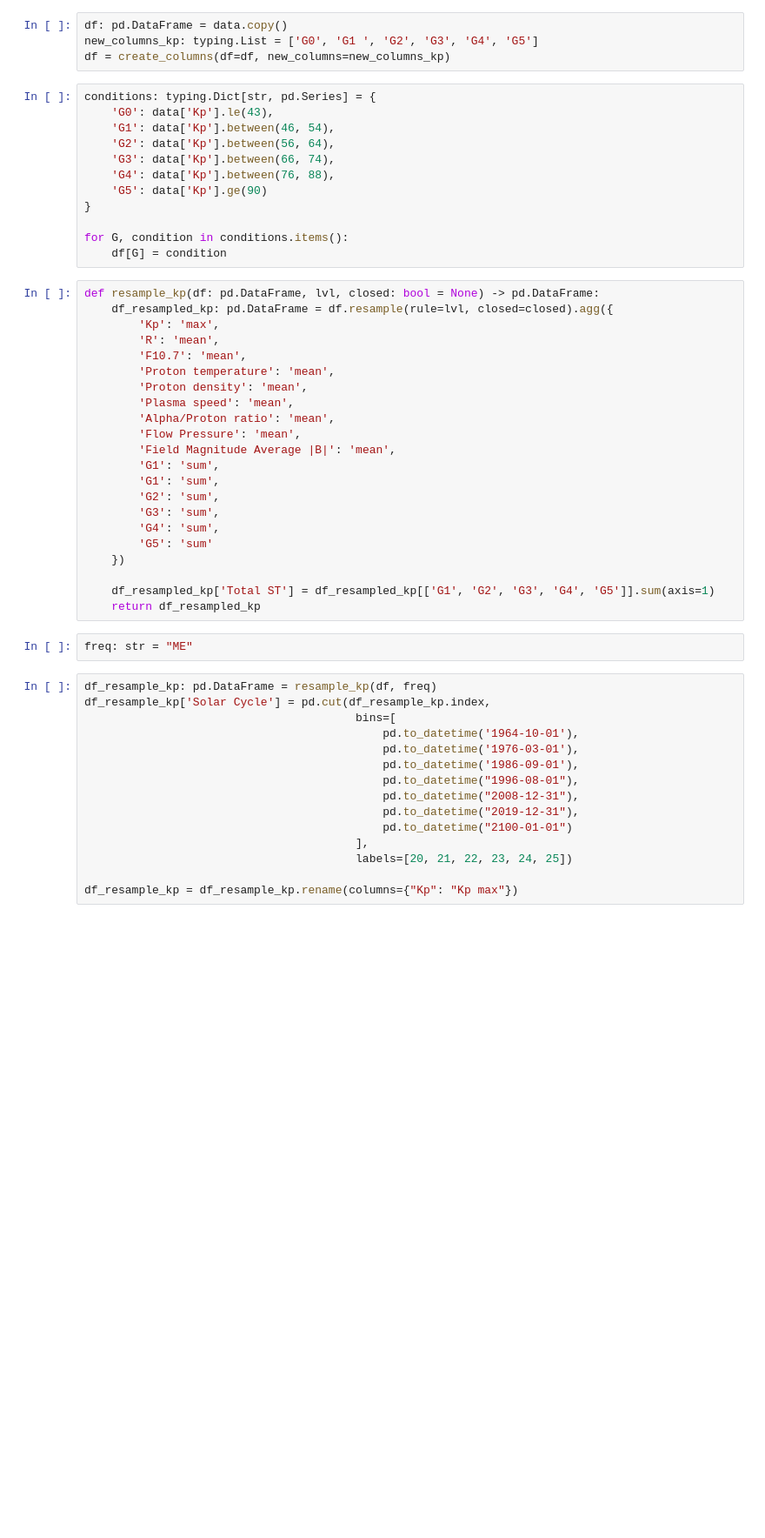
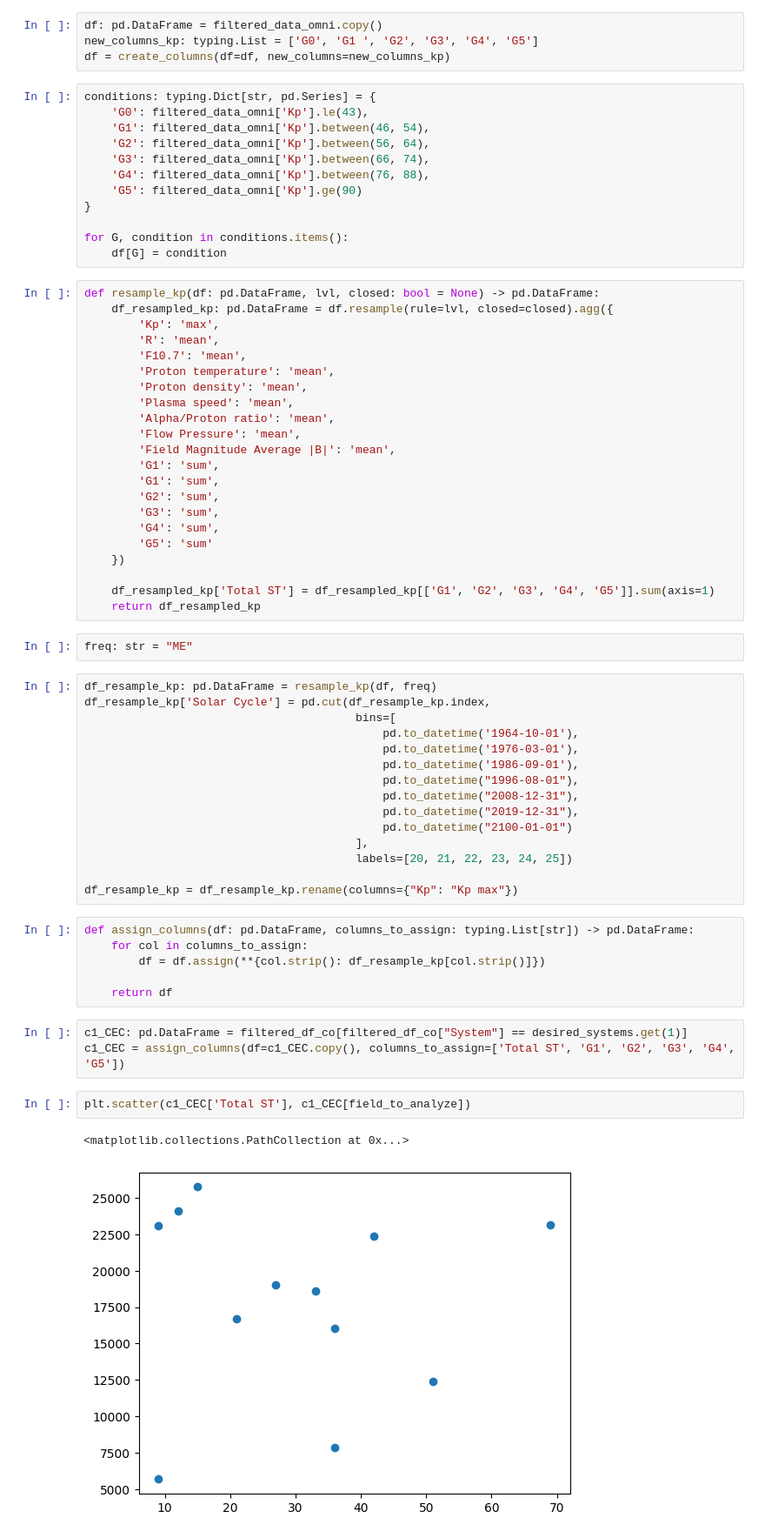
Before and after one commit to MauroGonzalez51/solar-study, a Jupyter notebook: test.ipynb, the cells around one changed output. Shown at 87% size. Saved outputs shown, nothing was run; the diff lists cells and outputs as text; blank space fills up the shorter version.

```diff
--- a/test.ipynb
+++ b/test.ipynb
@@ -199,17 +213,17 @@ def create_columns(df: pd.DataFrame, new_columns: typing.Any) -> pd.DataFrame:
     df[new_columns] = np.zeros((len(df), len(new_columns)))
     return df
 # %%
-df: pd.DataFrame = data.copy()
+df: pd.DataFrame = filtered_data_omni.copy()
 new_columns_kp: typing.List = ['G0', 'G1 ', 'G2', 'G3', 'G4', 'G5']
 df = create_columns(df=df, new_columns=new_columns_kp)
 # %%
 conditions: typing.Dict[str, pd.Series] = {
-    'G0': data['Kp'].le(43),
-    'G1': data['Kp'].between(46, 54),
-    'G2': data['Kp'].between(56, 64),
-    'G3': data['Kp'].between(66, 74),
-    'G4': data['Kp'].between(76, 88),
-    'G5': data['Kp'].ge(90)
+    'G0': filtered_data_omni['Kp'].le(43),
+    'G1': filtered_data_omni['Kp'].between(46, 54),
+    'G2': filtered_data_omni['Kp'].between(56, 64),
+    'G3': filtered_data_omni['Kp'].between(66, 74),
+    'G4': filtered_data_omni['Kp'].between(76, 88),
+    'G5': filtered_data_omni['Kp'].ge(90)
 }
 
 for G, condition in conditions.items():
@@ -253,3 +267,17 @@ df_resample_kp['Solar Cycle'] = pd.cut(df_resample_kp.index,
                                         labels=[20, 21, 22, 23, 24, 25])
 
 df_resample_kp = df_resample_kp.rename(columns={"Kp": "Kp max"})
+# %%
+def assign_columns(df: pd.DataFrame, columns_to_assign: typing.List[str]) -> pd.DataFrame:
+    for col in columns_to_assign:
+        df = df.assign(**{col.strip(): df_resample_kp[col.strip()]})
+
+    return df
+# %%
+c1_CEC: pd.DataFrame = filtered_df_co[filtered_df_co["System"] == desired_systems.get(1)]
+c1_CEC = assign_columns(df=c1_CEC.copy(), columns_to_assign=['Total ST', 'G1', 'G2', 'G3', 'G4', 'G5'])
+# %%
+plt.scatter(c1_CEC['Total ST'], c1_CEC[field_to_analyze])
+# %% [output]
+<matplotlib.collections.PathCollection at 0x...>
+[figure, added]
```
Also changed, not shown: parts of 11 cells of this notebook.
